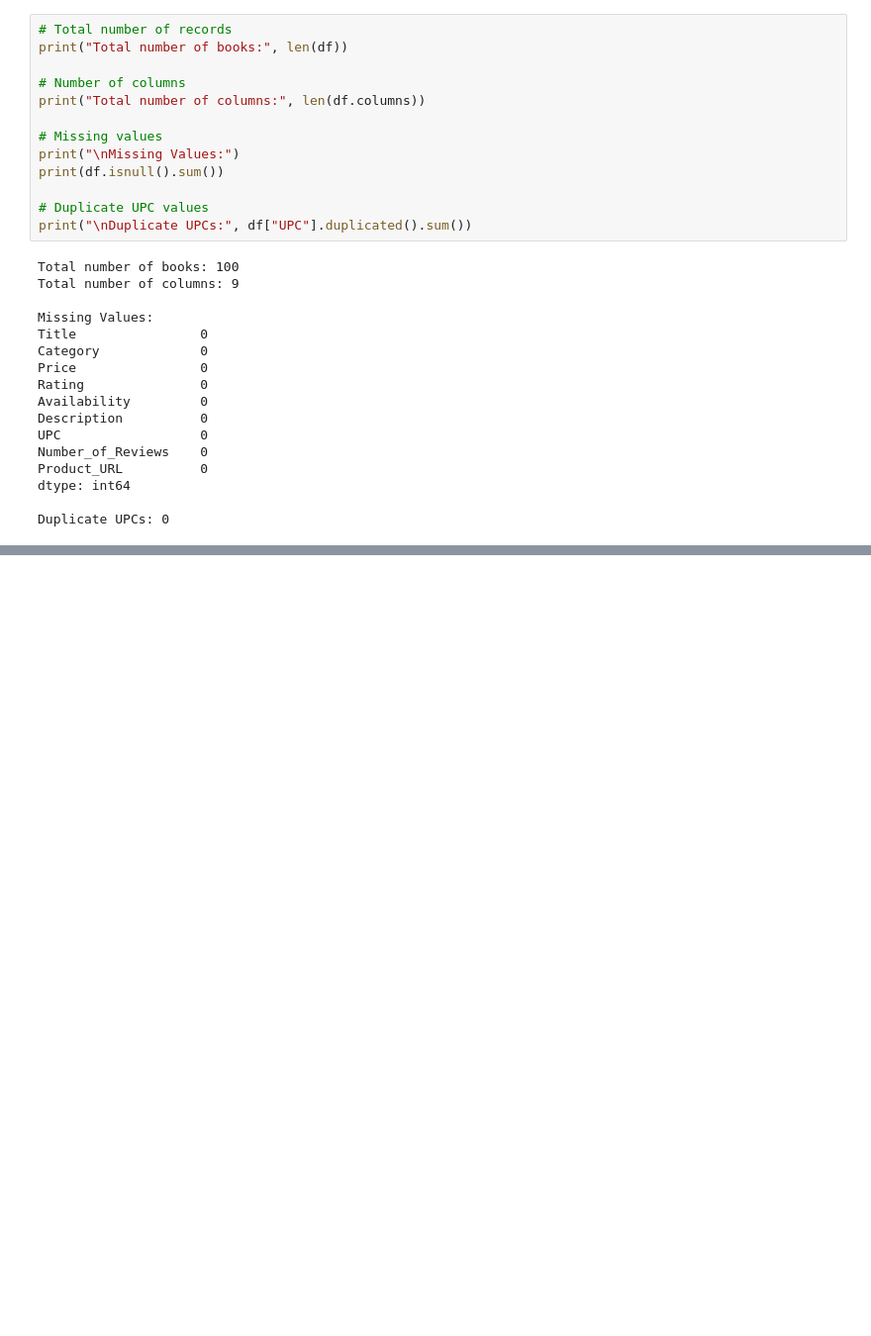
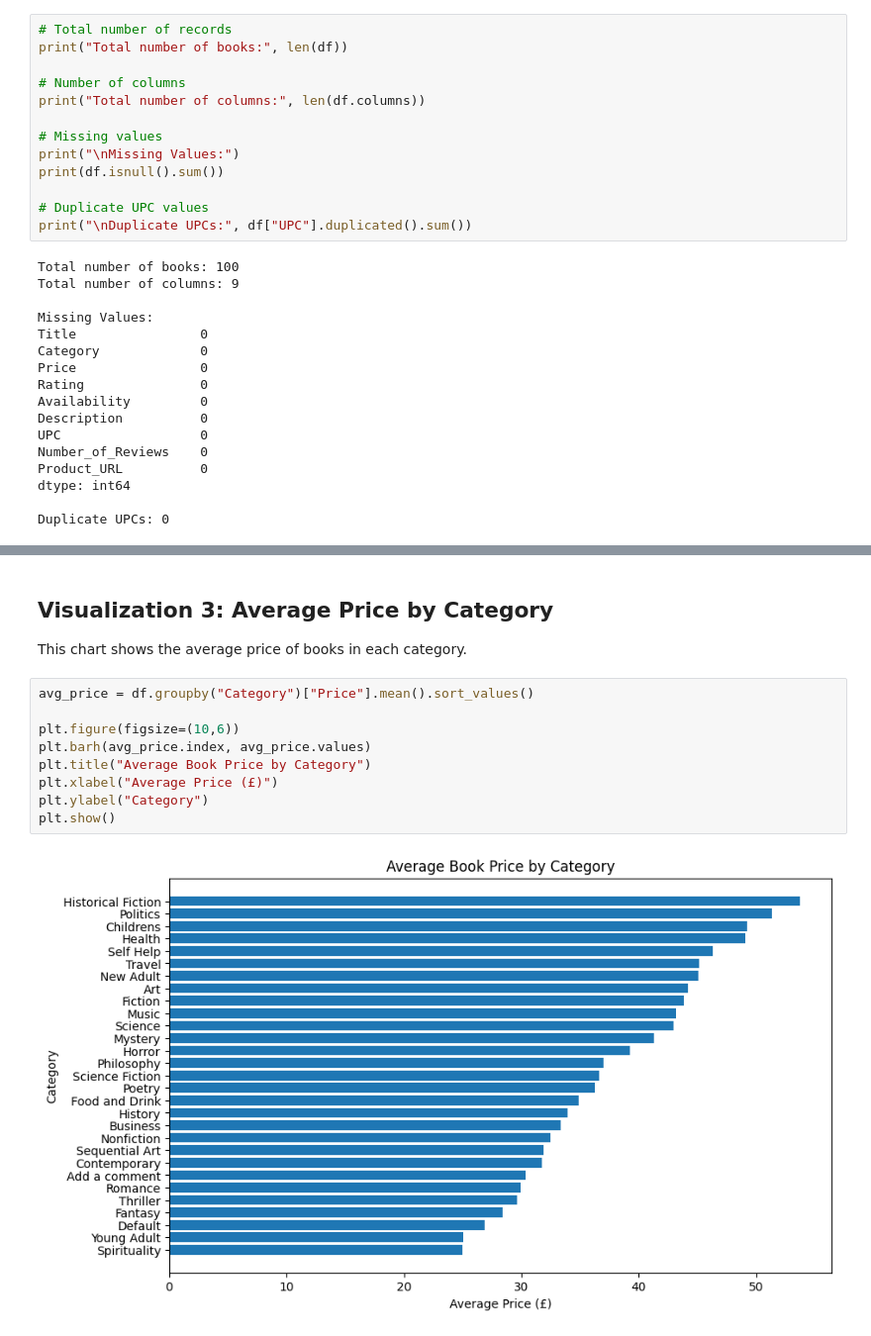
Before and after one commit to SteffiGeorge2708/202618018_SteffiGeorge_DS605, a Jupyter notebook: 202618018_Lab_1/bookscraper/202618018_lab_1.ipynb, the cells around one changed output, grey strips where cells are left out. Shown at 99% size. Drawn from its saved outputs; the diff is of its cells as text; blank space fills up the shorter version.

```diff
--- a/202618018_Lab_1/bookscraper/202618018_lab_1.ipynb
+++ b/202618018_Lab_1/bookscraper/202618018_lab_1.ipynb
@@ -63,0 +257,14 @@ Duplicate UPCs: 0
+# %% [markdown]
+## Visualization 3: Average Price by Category
+This chart shows the average price of books in each category.
+# %%
+avg_price = df.groupby("Category")["Price"].mean().sort_values()
+
+plt.figure(figsize=(10,6))
+plt.barh(avg_price.index, avg_price.values)
+plt.title("Average Book Price by Category")
+plt.xlabel("Average Price (£)")
+plt.ylabel("Category")
+plt.show()
+# %% [output]
+[figure, added]
```
Also changed, not shown: parts of 36 cells of this notebook, 2 other files.
